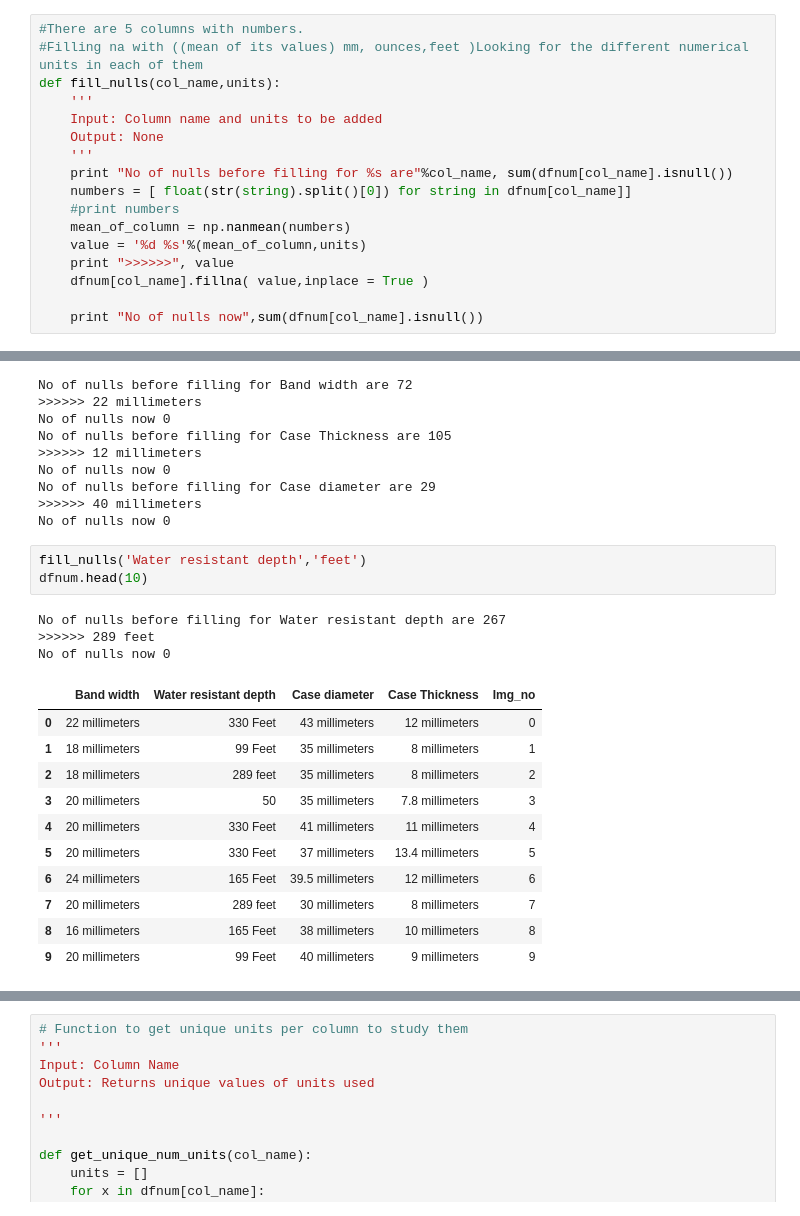
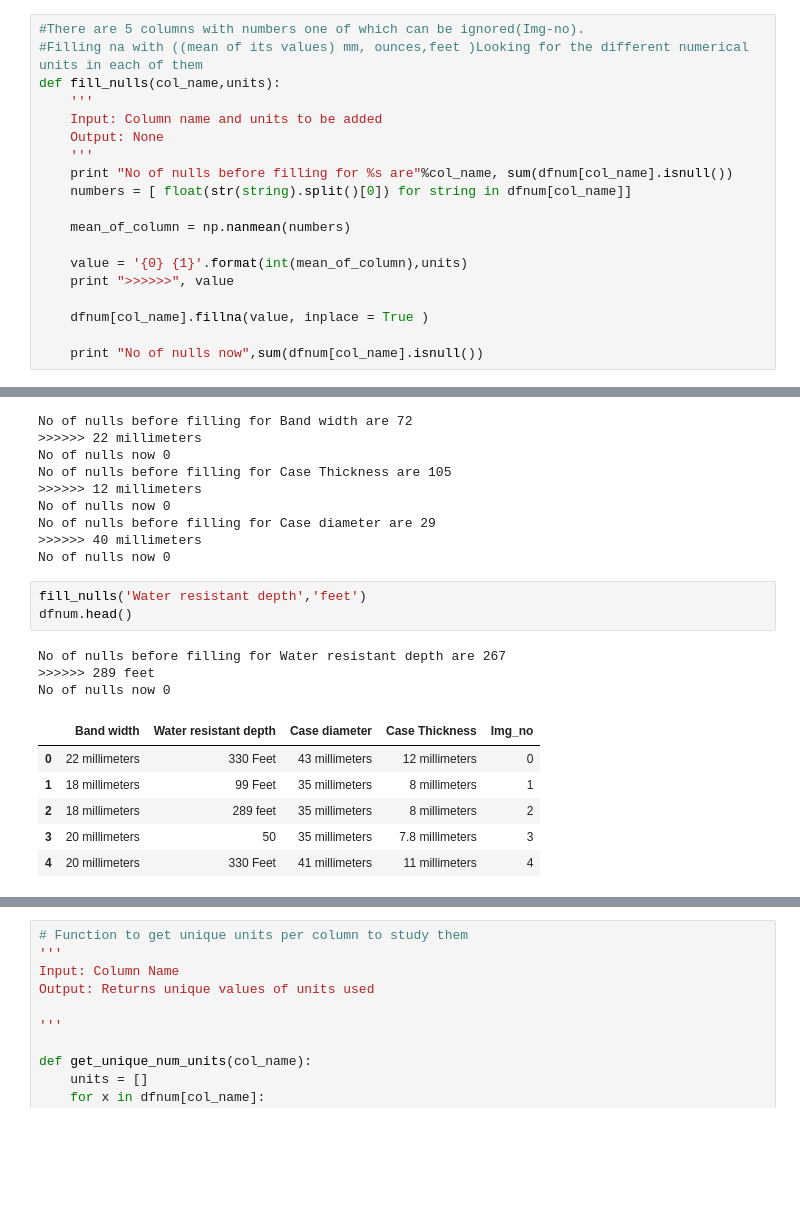
Before and after one commit to JapneetSingh/Chronos-Quartz, a Jupyter notebook: Code/Metadata_Model.ipynb, the cells around one changed output, grey strips where cells are left out. Cells and saved outputs as stored; diff of their text form; blank space fills up the shorter version.

```diff
--- a/Code/Metadata_Model.ipynb
+++ b/Code/Metadata_Model.ipynb
@@ -221,5 +203,5 @@ See the caveats in the documentation: http://pandas.pydata.org/pandas-docs/stabl
 # %%
-#There are 5 columns with numbers.
+#There are 5 columns with numbers one of which can be ignored(Img-no).
 #Filling na with ((mean of its values) mm, ounces,feet )Looking for the different numerical units in each of them
 def fill_nulls(col_name,units):
     '''
@@ -228,11 +210,13 @@ def fill_nulls(col_name,units):
     '''
     print "No of nulls before filling for %s are"%col_name, sum(dfnum[col_name].isnull())
     numbers = [ float(str(string).split()[0]) for string in dfnum[col_name]]
-    #print numbers
+
     mean_of_column = np.nanmean(numbers)
-    value = '%d %s'%(mean_of_column,units)
+
+    value = '{0} {1}'.format(int(mean_of_column),units)
     print ">>>>>>", value
-    dfnum[col_name].fillna( value,inplace = True )
+
+    dfnum[col_name].fillna(value, inplace = True )
 
     print "No of nulls now",sum(dfnum[col_name].isnull())
 # %%
@@ -251,19 +235,14 @@ No of nulls before filling for Case diameter are 29
 No of nulls now 0
 # %%
 fill_nulls('Water resistant depth','feet')
-dfnum.head(10)
+dfnum.head()
 # %% [output]
 No of nulls before filling for Water resistant depth are 267
 >>>>>> 289 feet
 No of nulls now 0
 |  | Band width | Water resistant depth | Case diameter | Case Thickness | Img_no |
 | 0 | 22 millimeters | 330 Feet | 43 millimeters | 12 millimeters | 0 |
 | 1 | 18 millimeters | 99 Feet | 35 millimeters | 8 millimeters | 1 |
 | 2 | 18 millimeters | 289 feet | 35 millimeters | 8 millimeters | 2 |
 | 3 | 20 millimeters | 50 | 35 millimeters | 7.8 millimeters | 3 |
 | 4 | 20 millimeters | 330 Feet | 41 millimeters | 11 millimeters | 4 |
-| 5 | 20 millimeters | 330 Feet | 37 millimeters | 13.4 millimeters | 5 |
-| 6 | 24 millimeters | 165 Feet | 39.5 millimeters | 12 millimeters | 6 |
-| 7 | 20 millimeters | 289 feet | 30 millimeters | 8 millimeters | 7 |
-| 8 | 16 millimeters | 165 Feet | 38 millimeters | 10 millimeters | 8 |
-| 9 | 20 millimeters | 99 Feet | 40 millimeters | 9 millimeters | 9 |
```
Also changed, not shown: parts of 12 cells of this notebook.
